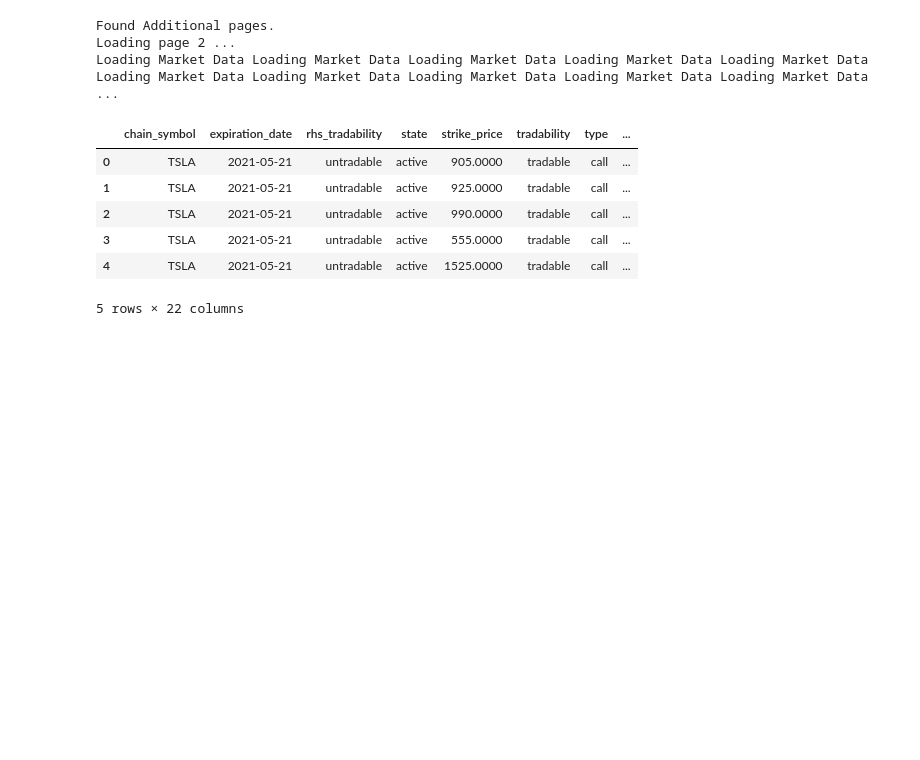
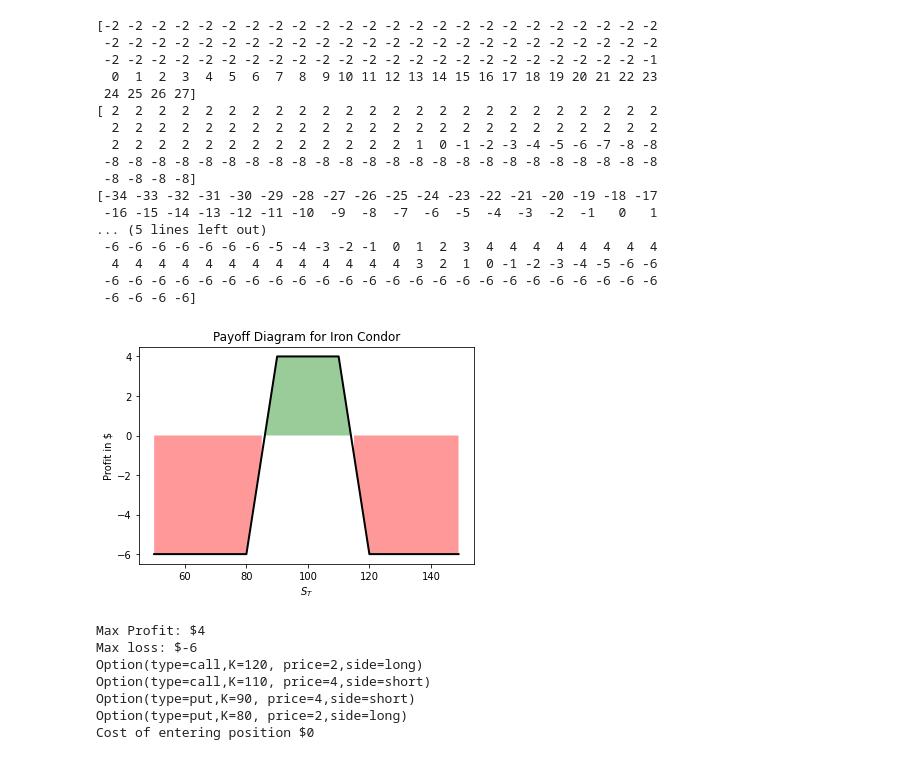
Before and after one commit to narennandi/options_strategies, a Jupyter notebook: options_screener.ipynb, the cells around one changed output. Cells and saved outputs as stored; diff of their text form; code cells hidden in the pictures; blank space fills up the shorter version.

```diff
--- a/options_screener.ipynb
+++ b/options_screener.ipynb
@@ -17,20 +17,8 @@ optionData = r.find_options_by_expiration(
         expirationDate='2021-05-21',
         optionType='call'
     )
+latest_price = r.stocks.get_latest_price('TSLA', priceType=None, includeExtendedHours=True)
 
 df = pd.DataFrame(optionData)
 df = df.drop(columns=[col for col in df if col not in final_table_columns])
+df["strike_price"] = df.strike_price.astype(float)
-# %% [output]
-Found Additional pages.
-Loading page 2 ...
-Loading Market Data Loading Market Data Loading Market Data Loading Market Data Loading Market Data Loading Market Data Loading Market Data Loading Market Data Loading Market Data Loading Market Data  ...
-# %%
-df.head()
-# %% [output]
-|  | chain_symbol | expiration_date | rhs_tradability | state | strike_price | tradability | type | ... |
-| 0 | TSLA | 2021-05-21 | untradable | active | 905.0000 | tradable | call | ... |
-| 1 | TSLA | 2021-05-21 | untradable | active | 925.0000 | tradable | call | ... |
-| 2 | TSLA | 2021-05-21 | untradable | active | 990.0000 | tradable | call | ... |
-| 3 | TSLA | 2021-05-21 | untradable | active | 555.0000 | tradable | call | ... |
-| 4 | TSLA | 2021-05-21 | untradable | active | 1525.0000 | tradable | call | ... |
-5 rows × 22 columns
@@ -36,0 +67,36 @@ df.head()
+# %%
+from options_strategies import OptionStrat
+
+obj = OptionStrat('Iron Condor', 200, {'start': 50, 'stop':150,'by':1})
+obj.long_call(120, 2, 1)
+obj.short_call(110, 4, 1)
+obj.short_put(90, 4, 1)
+obj.long_put(80, 2, 1)
+obj.plot(color='black', linewidth=2)
+obj.describe()
+# %% [output]
+[-2 -2 -2 -2 -2 -2 -2 -2 -2 -2 -2 -2 -2 -2 -2 -2 -2 -2 -2 -2 -2 -2 -2 -2
+ -2 -2 -2 -2 -2 -2 -2 -2 -2 -2 -2 -2 -2 -2 -2 -2 -2 -2 -2 -2 -2 -2 -2 -2
+ -2 -2 -2 -2 -2 -2 -2 -2 -2 -2 -2 -2 -2 -2 -2 -2 -2 -2 -2 -2 -2 -2 -2 -1
+  0  1  2  3  4  5  6  7  8  9 10 11 12 13 14 15 16 17 18 19 20 21 22 23
+ 24 25 26 27]
+[ 2  2  2  2  2  2  2  2  2  2  2  2  2  2  2  2  2  2  2  2  2  2  2  2
+  2  2  2  2  2  2  2  2  2  2  2  2  2  2  2  2  2  2  2  2  2  2  2  2
+  2  2  2  2  2  2  2  2  2  2  2  2  2  1  0 -1 -2 -3 -4 -5 -6 -7 -8 -8
+ -8 -8 -8 -8 -8 -8 -8 -8 -8 -8 -8 -8 -8 -8 -8 -8 -8 -8 -8 -8 -8 -8 -8 -8
+ -8 -8 -8 -8]
+[-34 -33 -32 -31 -30 -29 -28 -27 -26 -25 -24 -23 -22 -21 -20 -19 -18 -17
+ -16 -15 -14 -13 -12 -11 -10  -9  -8  -7  -6  -5  -4  -3  -2  -1   0   1
+... (5 lines left out)
+ -6 -6 -6 -6 -6 -6 -6 -5 -4 -3 -2 -1  0  1  2  3  4  4  4  4  4  4  4  4
+  4  4  4  4  4  4  4  4  4  4  4  4  4  3  2  1  0 -1 -2 -3 -4 -5 -6 -6
+ -6 -6 -6 -6 -6 -6 -6 -6 -6 -6 -6 -6 -6 -6 -6 -6 -6 -6 -6 -6 -6 -6 -6 -6
+ -6 -6 -6 -6]
+[figure, added]
+Max Profit: $4
+Max loss: $-6
+Option(type=call,K=120, price=2,side=long)
+Option(type=call,K=110, price=4,side=short)
+Option(type=put,K=90, price=4,side=short)
+Option(type=put,K=80, price=2,side=long)
+Cost of entering position $0
```
Also changed, not shown: parts of 4 cells of this notebook, 1 other file.
